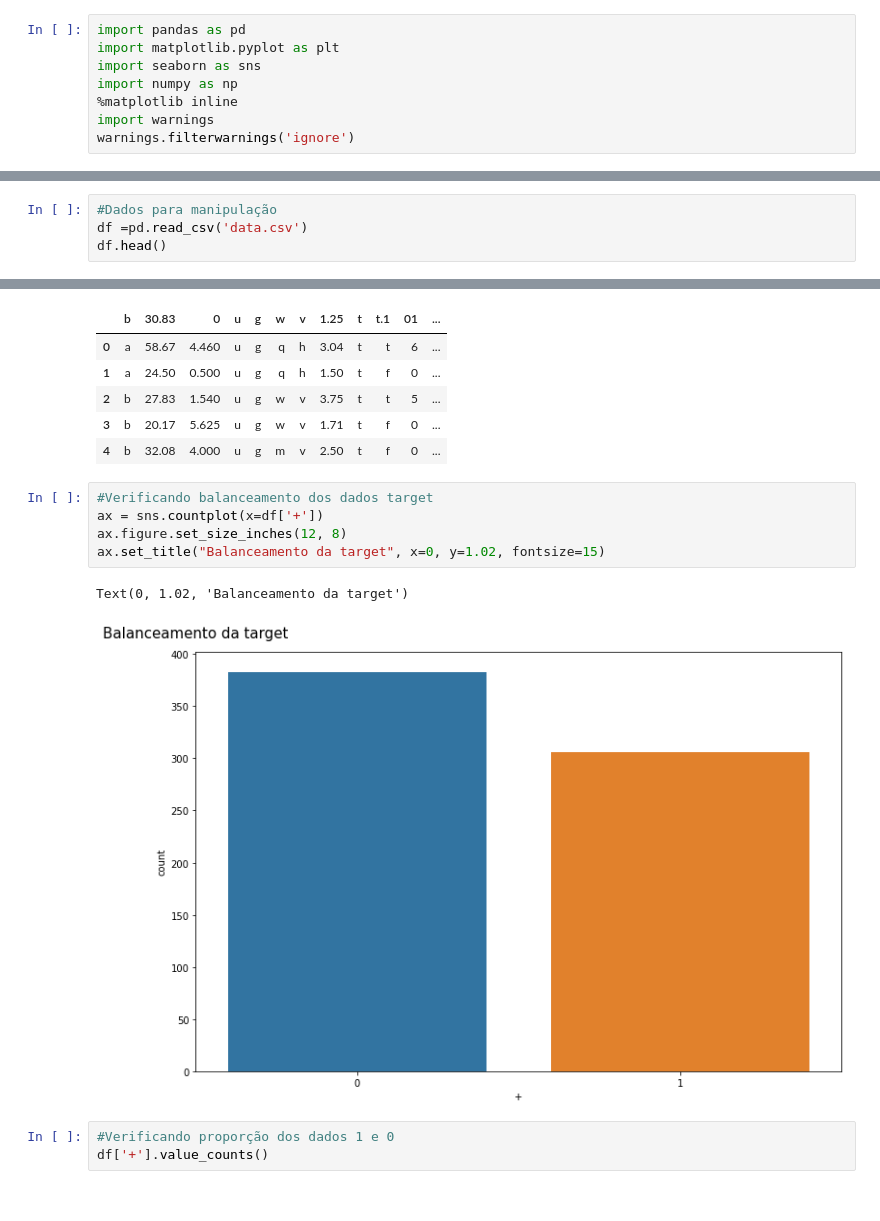
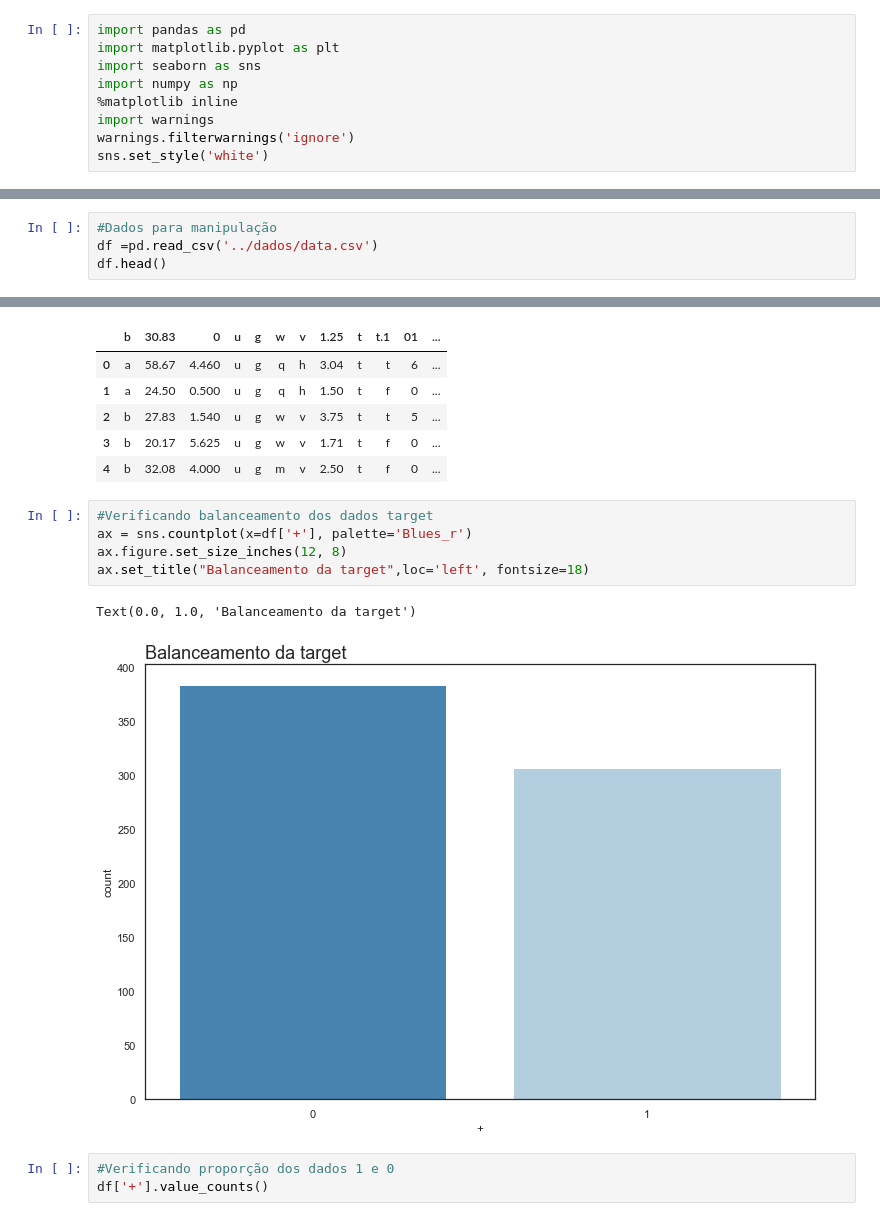
Before and after one commit to Marcus-Bernard0/Data-Science-projects, a Jupyter notebook: 4- Credit Aprovals/notebook/Project.ipynb, the cells around one changed output, grey strips where cells are left out. Drawn from its saved outputs; the diff is of its cells as text.

```diff
--- a/4- Credit Aprovals/notebook/Project.ipynb
+++ b/4- Credit Aprovals/notebook/Project.ipynb
@@ -13,5 +13,6 @@ import numpy as np
 %matplotlib inline
 import warnings
 warnings.filterwarnings('ignore')
+sns.set_style('white')
 # %%
 #Importando os dados originais
@@ -26,7 +27,7 @@ dfMain.head()
 | 4 | b | 32.08 | 4.000 | u | g | m | v | 2.50 | t | f | 0 | ... |
 # %%
 #Dados para manipulação
-df =pd.read_csv('data.csv')
+df =pd.read_csv('../dados/data.csv')
 df.head()
 # %% [output]
 |  | b | 30.83 | 0 | u | g | w | v | 1.25 | t | t.1 | 01 | ... |
@@ -248,12 +249,12 @@ df.head()
 | 4 | b | 32.08 | 4.000 | u | g | m | v | 2.50 | t | f | 0 | ... |
 # %%
 #Verificando balanceamento dos dados target
-ax = sns.countplot(x=df['+'])
+ax = sns.countplot(x=df['+'], palette='Blues_r')
 ax.figure.set_size_inches(12, 8)
-ax.set_title("Balanceamento da target", x=0, y=1.02, fontsize=15)
+ax.set_title("Balanceamento da target",loc='left', fontsize=18)
 # %% [output]
-Text(0, 1.02, 'Balanceamento da target')
+Text(0.0, 1.0, 'Balanceamento da target')
-[figure, old version]
+[figure, new version]
 # %%
 #Verificando proporção dos dados 1 e 0
 df['+'].value_counts()
```
Also changed, not shown: parts of 34 cells of this notebook, 1 other file.
